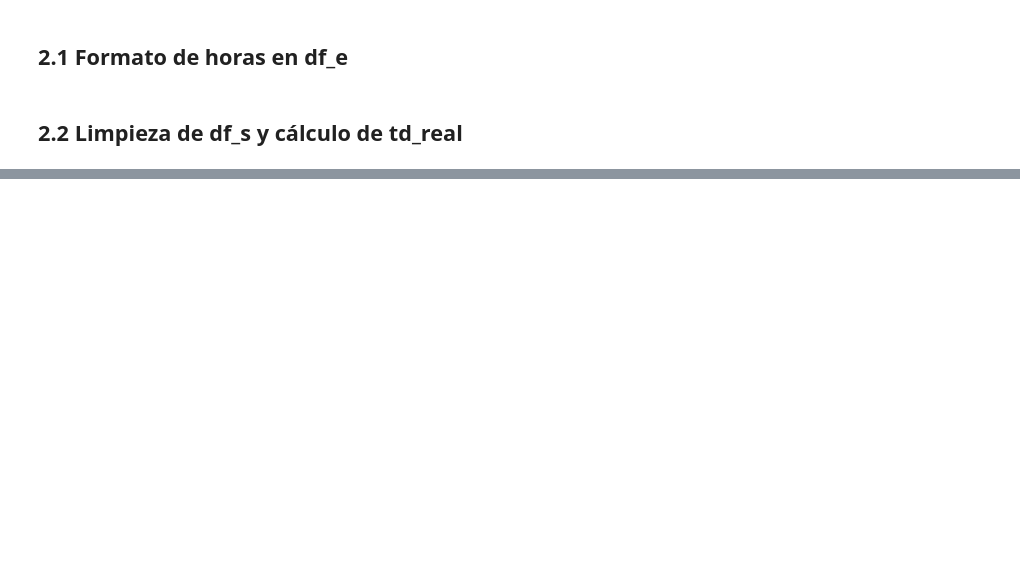
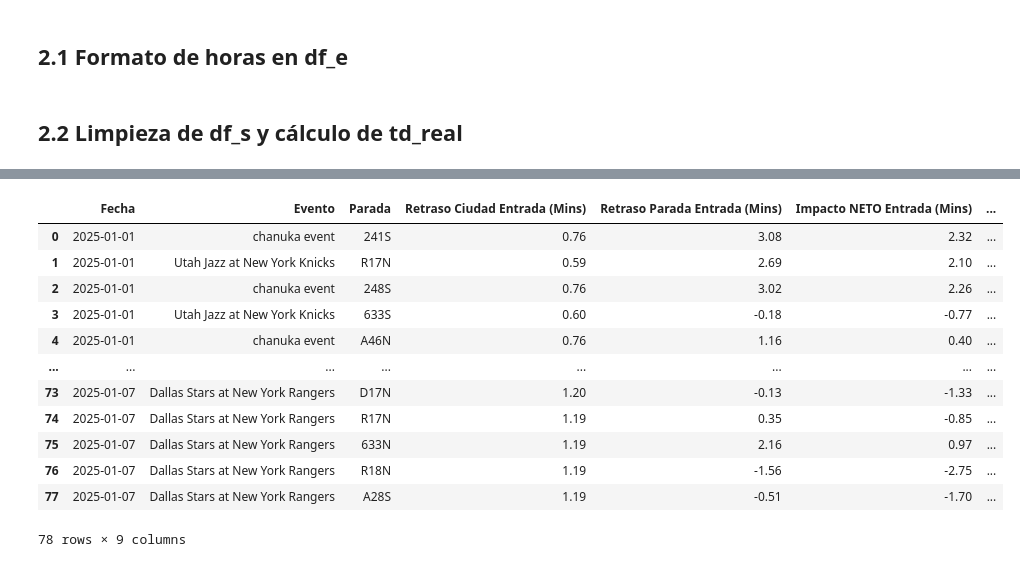
Before and after one commit to UCM-GIDIA-PD1/c2526-R5, a Jupyter notebook: notebooks/analisis_eventos.ipynb, the cells around one changed output, grey strips where cells are left out. Drawn from its saved outputs; the diff is of its cells as text; code cells hidden in the pictures; blank space fills up the shorter version.

```diff
--- a/notebooks/analisis_eventos.ipynb
+++ b/notebooks/analisis_eventos.ipynb
@@ -150,55 +175,58 @@ df_s.drop(columns=columnas_basura, inplace=True, errors='ignore')
 # %%
 import pandas as pd
-
-
-resumen_eventos = []
-
 
 df_s['td_real'] = pd.to_timedelta(df_s['hora_real_hhmm'], errors='coerce')
 df_s = df_s.dropna(subset=['td_real'])
 
+resumen_eventos = []
 
 for index, evento in df_e.iterrows():
-    nombre = evento['nombre_evento']
-    parada = evento['stop_id']
+    nombre     = evento['nombre_evento']
+    parada     = evento['stop_id']
+    fecha      = evento['fecha_inicio']
 
+    # Filtrar trenes del mismo día que el evento
+    df_dia = df_s[df_s['service_date'] == fecha]
 
     hora_inicio_math = pd.to_timedelta(evento['hora_inicio'])
-    inicio_entrada = hora_inicio_math - pd.Timedelta(hours=1)
-    fin_entrada = hora_inicio_math
+    inicio_entrada   = hora_inicio_math - pd.Timedelta(hours=1)
 
-    trenes_entrada = df_s[(df_s['td_real'] >= inicio_entrada) & (df_s['td_real'] <= fin_entrada)]
-
+    trenes_entrada = df_dia[(df_dia['td_real'] >= inicio_entrada) & (df_dia['td_real'] <= hora_inicio_math)]
     retraso_entrada_evento = trenes_entrada[trenes_entrada['stop_id'] == parada]['delay_minutes'].mean()
-    retraso_entrada_resto = trenes_entrada[trenes_entrada['stop_id'] != parada]['delay_minutes'].mean()
-
+    retraso_entrada_resto  = trenes_entrada[trenes_entrada['stop_id'] != parada]['delay_minutes'].mean()
 
     hora_salida_math = pd.to_timedelta(evento['hora_salida_estimada'])
-    inicio_salida = hora_salida_math
-    fin_salida = hora_salida_math + pd.Timedelta(hours=1)
 
-    trenes_salida = df_s[(df_s['td_real'] >= inicio_salida) & (df_s['td_real'] <= fin_salida)]
-
+    trenes_salida = df_dia[(df_dia['td_real'] >= hora_salida_math) & (df_dia['td_real'] <= hora_salida_math + pd.Timedelta(hours=1))]
     retraso_salida_evento = trenes_salida[trenes_salida['stop_id'] == parada]['delay_minutes'].mean()
-    retraso_salida_resto = trenes_salida[trenes_salida['stop_id'] != parada]['delay_minutes'].mean()
-
+    retraso_salida_resto  = trenes_salida[trenes_salida['stop_id'] != parada]['delay_minutes'].mean()
 
     resumen_eventos.append({
+        'Fecha':  fecha,
         'Evento': nombre,
         'Parada': parada,
-
-        'Retraso Ciudad Entrada (Mins)': round(retraso_entrada_resto, 2) if pd.notna(retraso_entrada_resto) else 0,
+        'Retraso Ciudad Entrada (Mins)': round(retraso_entrada_resto,  2) if pd.notna(retraso_entrada_resto)  else 0,
         'Retraso Parada Entrada (Mins)': round(retraso_entrada_evento, 2) if pd.notna(retraso_entrada_evento) else 0,
-        'Impacto NETO Entrada (Mins)': round(retraso_entrada_evento - retraso_entrada_resto, 2) if pd.notna(retraso_entrada_evento) and pd.notna(retraso_entrada_resto) else 0,
-
-
-        'Retraso Ciudad Salida (Mins)': round(retraso_salida_resto, 2) if pd.notna(retraso_salida_resto) else 0,
-        'Retraso Parada Salida (Mins)': round(retraso_salida_evento, 2) if pd.notna(retraso_salida_evento) else 0,
-        'Impacto NETO Salida (Mins)': round(retraso_salida_evento - retraso_salida_resto, 2) if pd.notna(retraso_salida_evento) and pd.notna(retraso_salida_resto) else 0
+        'Impacto NETO Entrada (Mins)':   round(retraso_entrada_evento - retraso_entrada_resto, 2) if pd.notna(retraso_entrada_evento) and pd.notna(retraso_entrada_resto) else 0,
+        'Retraso Ciudad Salida (Mins)':  round(retraso_salida_resto,   2) if pd.notna(retraso_salida_resto)   else 0,
+        'Retraso Parada Salida (Mins)':  round(retraso_salida_evento,  2) if pd.notna(retraso_salida_evento)  else 0,
+        'Impacto NETO Salida (Mins)':    round(retraso_salida_evento  - retraso_salida_resto,  2) if pd.notna(retraso_salida_evento)  and pd.notna(retraso_salida_resto)  else 0,
     })
 
-
-df_impacto = pd.DataFrame(resumen_eventos)
-
-
-df_impacto = df_impacto.sort_values(by='Impacto NETO Salida (Mins)', ascending=False)
+df_impacto = pd.DataFrame(resumen_eventos).sort_values(by=['Fecha', 'Impacto NETO Salida (Mins)'], ascending=[True, False])
+df_impacto.reset_index(drop=True, inplace=True)
+df_impacto
+# %% [output]
+|  | Fecha | Evento | Parada | Retraso Ciudad Entrada (Mins) | Retraso Parada Entrada (Mins) | Impacto NETO Entrada (Mins) | ... |
+| 0 | 2025-01-01 | chanuka event | 241S | 0.76 | 3.08 | 2.32 | ... |
+| 1 | 2025-01-01 | Utah Jazz at New York Knicks | R17N | 0.59 | 2.69 | 2.10 | ... |
+| 2 | 2025-01-01 | chanuka event | 248S | 0.76 | 3.02 | 2.26 | ... |
+| 3 | 2025-01-01 | Utah Jazz at New York Knicks | 633S | 0.60 | -0.18 | -0.77 | ... |
+| 4 | 2025-01-01 | chanuka event | A46N | 0.76 | 1.16 | 0.40 | ... |
+| ... | ... | ... | ... | ... | ... | ... | ... |
+| 73 | 2025-01-07 | Dallas Stars at New York Rangers | D17N | 1.20 | -0.13 | -1.33 | ... |
+| 74 | 2025-01-07 | Dallas Stars at New York Rangers | R17N | 1.19 | 0.35 | -0.85 | ... |
+| 75 | 2025-01-07 | Dallas Stars at New York Rangers | 633N | 1.19 | 2.16 | 0.97 | ... |
+| 76 | 2025-01-07 | Dallas Stars at New York Rangers | R18N | 1.19 | -1.56 | -2.75 | ... |
+| 77 | 2025-01-07 | Dallas Stars at New York Rangers | A28S | 1.19 | -0.51 | -1.70 | ... |
+78 rows × 9 columns
```
Also changed, not shown: parts of 17 cells of this notebook, 2 other files.
